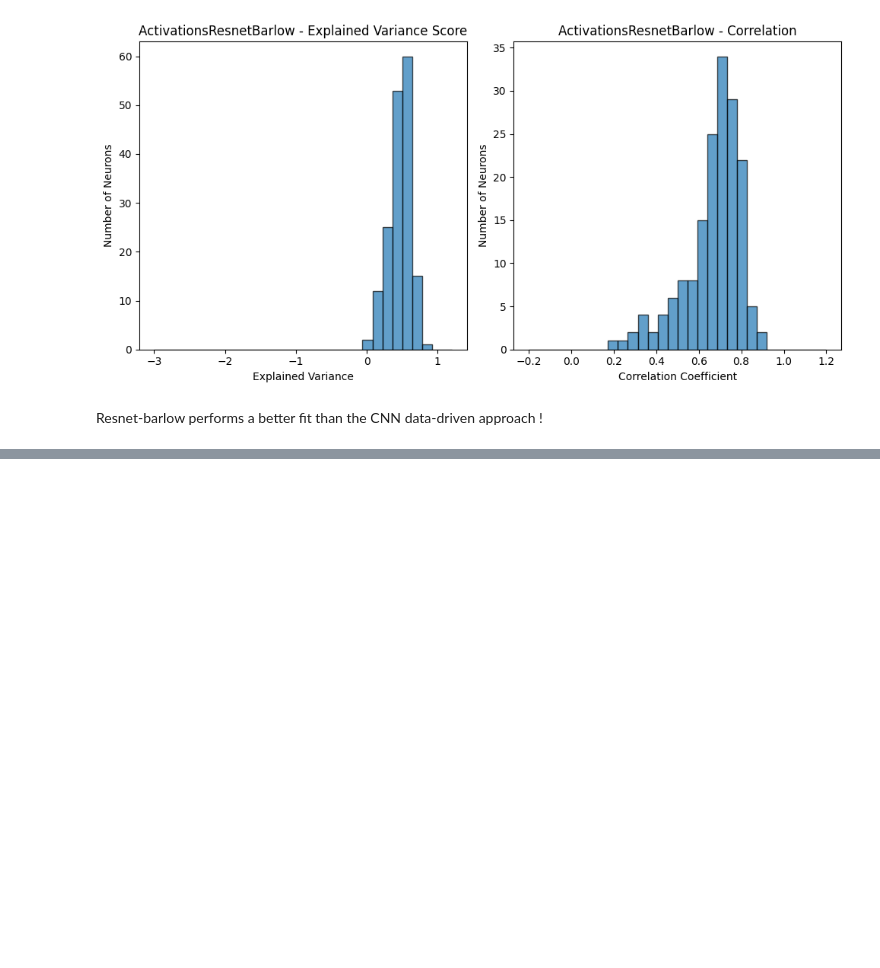
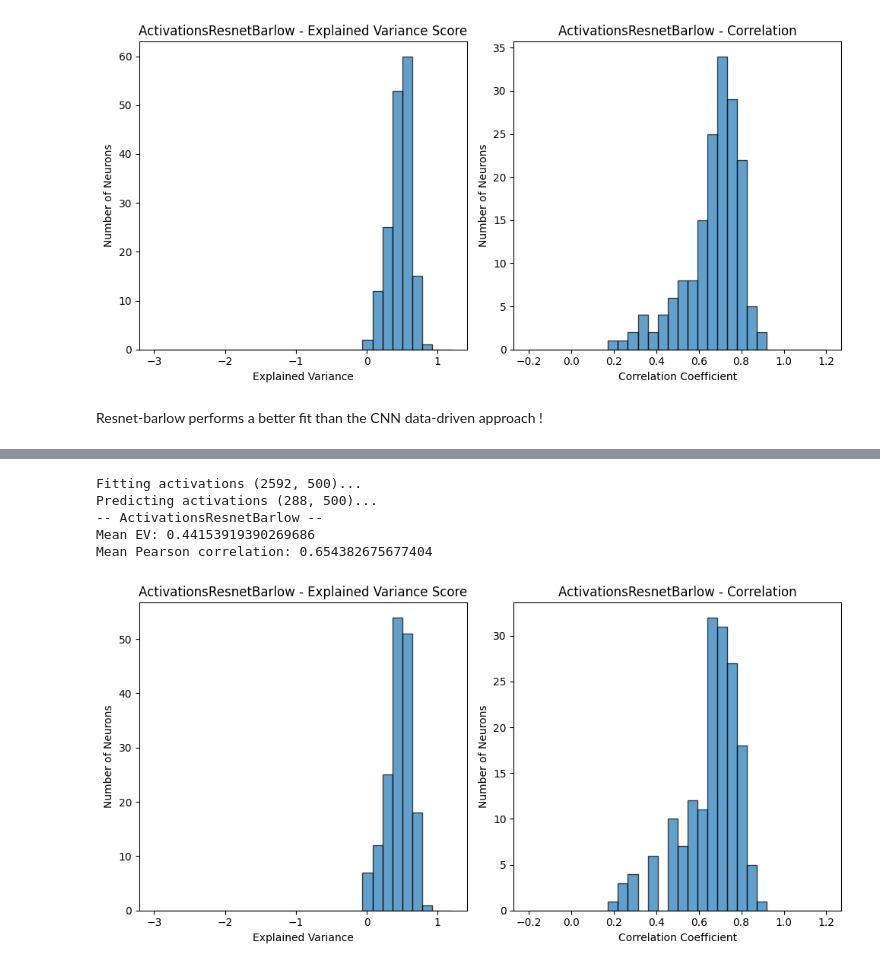
Before and after one commit to ledondodo/brainlike, a Jupyter notebook: week8.ipynb, the cells around one changed output, grey strips where cells are left out. Saved outputs shown, nothing was run; the diff lists cells and outputs as text; code cells hidden in the pictures; blank space fills up the shorter version.

```diff
--- a/week8.ipynb
+++ b/week8.ipynb
@@ -208,0 +285,28 @@ Resnet-barlow performs a better fit than the CNN data-driven approach !
+# %%
+from brainlike.utils import *
+import matplotlib.pyplot as plt
+import numpy as np
+from sklearn.decomposition import PCA
+from sklearn.linear_model import Ridge
+from torchvision.models.feature_extraction import create_feature_extractor
+from sklearn.metrics import explained_variance_score, f1_score
+from sklearn.model_selection import StratifiedKFold
+from sklearn.preprocessing import OneHotEncoder
+import torch
+from torchinfo import summary
+from brainlike.dataset import ObjectsDataset
+from torch.utils.data import DataLoader
+import re
+import copy
+
+device = torch.device("cuda" if torch.cuda.is_available() else "cpu")
+
+path_to_data = 'brainlike/'
+stimulus_train, stimulus_val, stimulus_test, objects_train, objects_val, objects_test, spikes_train, spikes_val = load_it_data(path_to_data)
+n_stimulus = stimulus_train.shape[0]
+
+model = torch.hub.load('facebookresearch/barlowtwins:main', 'resnet50')
+model = model.to(device)
+model.eval()
+
+print(f"Computation on {device}.")
@@ -208,0 +356,19 @@ Resnet-barlow performs a better fit than the CNN data-driven approach !
+# %%
+print(f'Fitting activations {activations_tr.shape}...')
+print(f'Predicting activations {activations_val.shape}...')
+
+reg = Ridge()
+reg.fit(activations_tr, spikes_train)
+y_pred = reg.predict(activations_val)
+
+predictions = {
+    "ActivationsResnetBarlow": y_pred
+}
+evaluation_metrics(predictions, spikes_val)
+# %% [output]
+Fitting activations (2592, 500)...
+Predicting activations (288, 500)...
+-- ActivationsResnetBarlow --
+Mean EV: 0.44153919390269686
+Mean Pearson correlation: 0.654382675677404
+[figure, added]
```
Also changed, not shown: parts of 8 cells of this notebook.
